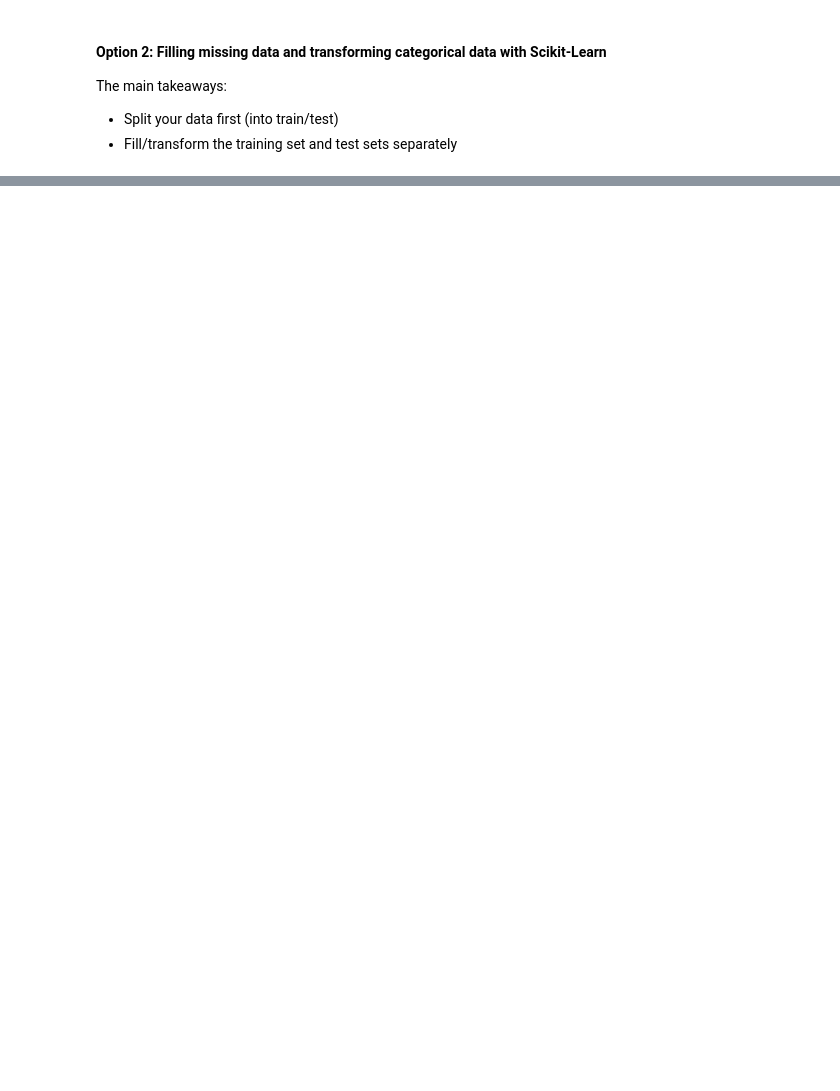
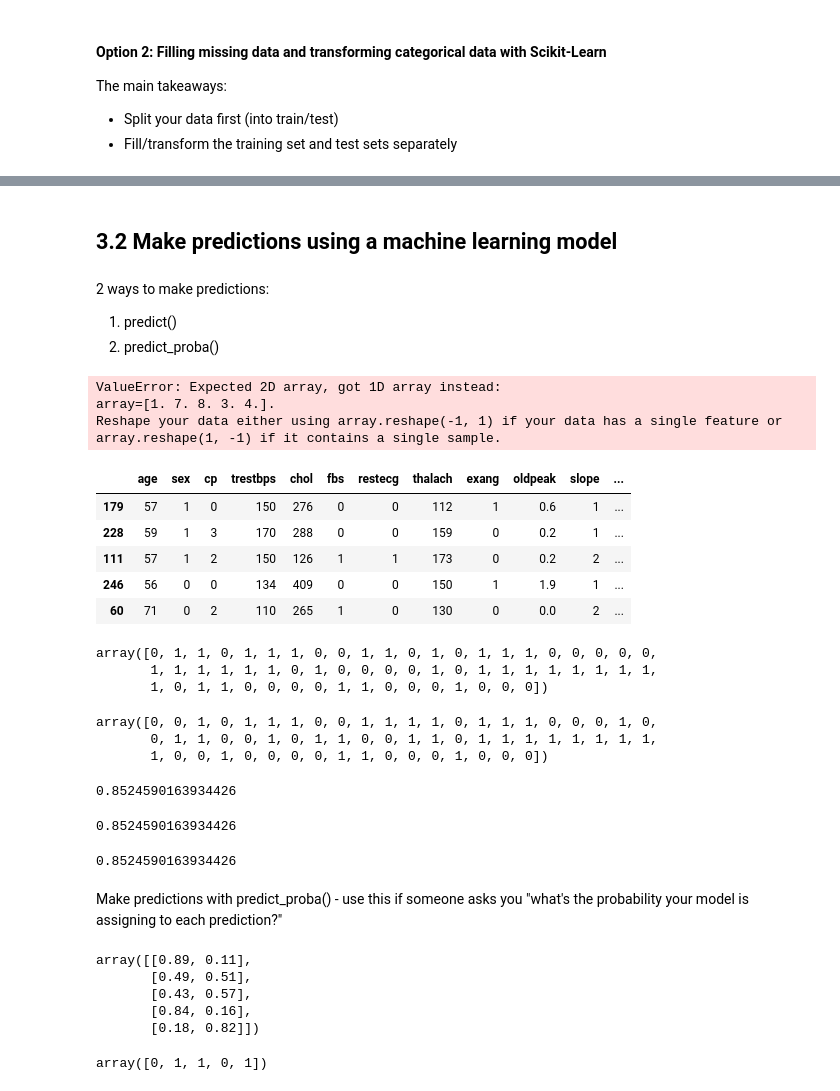
Before and after one commit to madhuwantha/Machine-Learning-Course, a Jupyter notebook: Introduction to Scikit-Learn.ipynb, the cells around one changed output, grey strips where cells are left out. Cells and saved outputs as stored; diff of their text form; code cells hidden in the pictures; blank space fills up the shorter version.

```diff
--- a/Introduction to Scikit-Learn.ipynb
+++ b/Introduction to Scikit-Learn.ipynb
@@ -453,0 +649,66 @@ The main takeaways:
+# %% [markdown]
+## 3.2 Make predictions using a machine learning model
+# %% [markdown]
+2 ways to make predictions:
+
+1. predict()
+2. predict_proba()
+# %%
+# Use a trained model to make predictions
+clf.predict(np.array([1, 7, 8, 3, 4]))
+# %% [output]
+ValueError: Expected 2D array, got 1D array instead:
+array=[1. 7. 8. 3. 4.].
+Reshape your data either using array.reshape(-1, 1) if your data has a single feature or array.reshape(1, -1) if it contains a single sample.
+# %%
+x_test.head()
+# %% [output]
+|  | age | sex | cp | trestbps | chol | fbs | restecg | thalach | exang | oldpeak | slope | ... |
+| 179 | 57 | 1 | 0 | 150 | 276 | 0 | 0 | 112 | 1 | 0.6 | 1 | ... |
+| 228 | 59 | 1 | 3 | 170 | 288 | 0 | 0 | 159 | 0 | 0.2 | 1 | ... |
+| 111 | 57 | 1 | 2 | 150 | 126 | 1 | 1 | 173 | 0 | 0.2 | 2 | ... |
+| 246 | 56 | 0 | 0 | 134 | 409 | 0 | 0 | 150 | 1 | 1.9 | 1 | ... |
+| 60 | 71 | 0 | 2 | 110 | 265 | 1 | 0 | 130 | 0 | 0.0 | 2 | ... |
+# %%
+clf.predict(x_test)
+# %% [output]
+array([0, 1, 1, 0, 1, 1, 1, 0, 0, 1, 1, 0, 1, 0, 1, 1, 1, 0, 0, 0, 0, 0,
+       1, 1, 1, 1, 1, 1, 0, 1, 0, 0, 0, 0, 1, 0, 1, 1, 1, 1, 1, 1, 1, 1,
+       1, 0, 1, 1, 0, 0, 0, 0, 1, 1, 0, 0, 0, 1, 0, 0, 0])
+# %%
+np.array(y_test)
+# %% [output]
+array([0, 0, 1, 0, 1, 1, 1, 0, 0, 1, 1, 1, 1, 0, 1, 1, 1, 0, 0, 0, 1, 0,
+       0, 1, 1, 0, 0, 1, 0, 1, 1, 0, 0, 1, 1, 0, 1, 1, 1, 1, 1, 1, 1, 1,
+       1, 0, 0, 1, 0, 0, 0, 0, 1, 1, 0, 0, 0, 1, 0, 0, 0])
+# %%
+# Compare predictions to truth labels to evaluate the model
+y_predic = clf.predict(x_test)
+np.mean(y_predic == y_test)
+# %% [output]
+0.8524590163934426
+# %%
+clf.score(x_test,y_test)
+# %% [output]
+0.8524590163934426
+# %%
+from sklearn.metrics import accuracy_score
+accuracy_score(y_test,y_predic)
+# %% [output]
+0.8524590163934426
+# %% [markdown]
+Make predictions with predict_proba() - use this if someone asks you "what's the probability your model is assigning to each prediction?"
+# %%
+# predict_proba() returns probabilities of a classification label
+clf.predict_proba(x_test[:5])
+# %% [output]
+array([[0.89, 0.11],
+       [0.49, 0.51],
+       [0.43, 0.57],
+       [0.84, 0.16],
+       [0.18, 0.82]])
+# %%
+# Let's predict() on the same data...
+clf.predict(x_test[:5])
+# %% [output]
+array([0, 1, 1, 0, 1])
```
Also changed, not shown: parts of 75 cells of this notebook.
